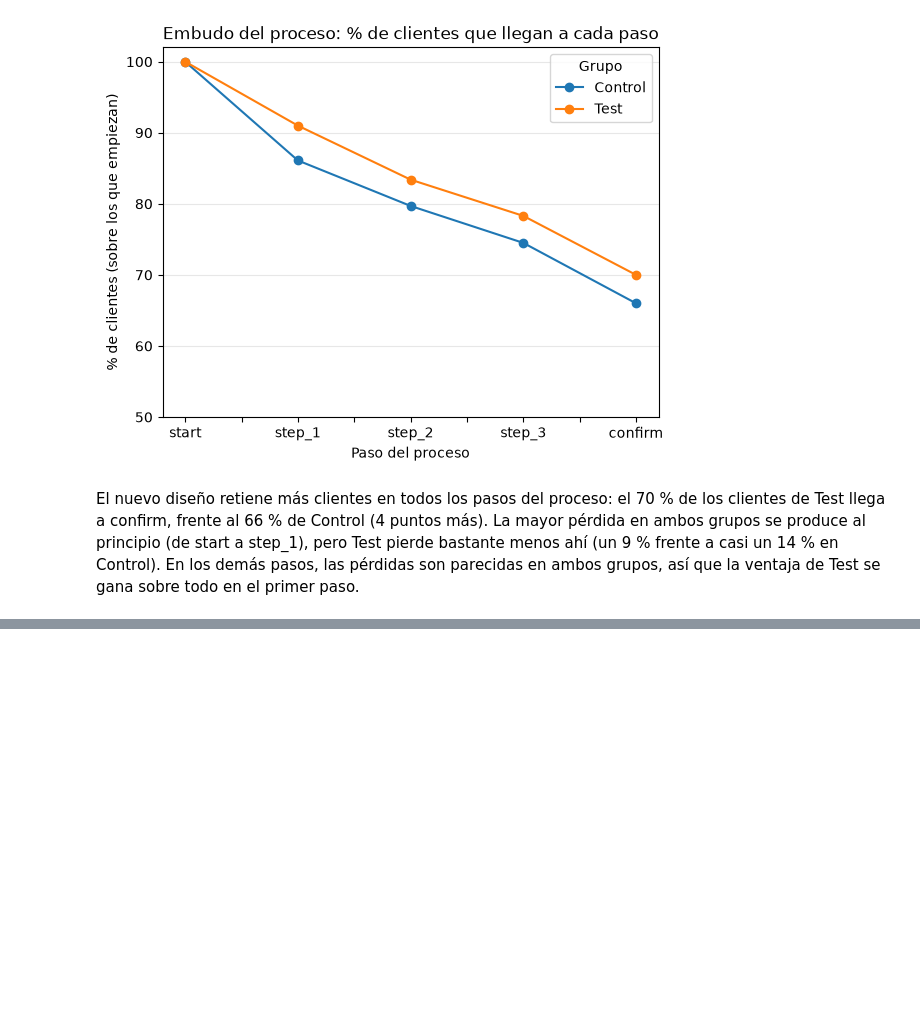
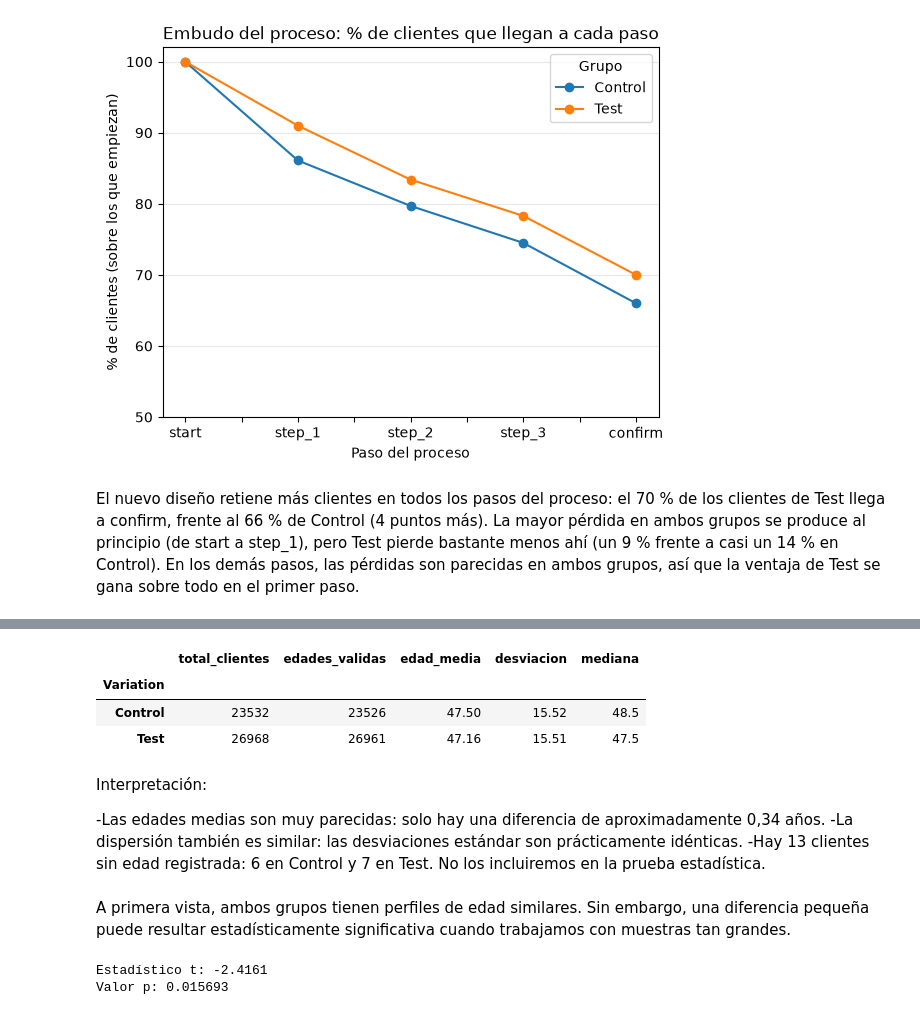
Before and after one commit to beafernandez22/Project_Vanguard_ab_Test, a Jupyter notebook: notebooks/trabajo_final.ipynb, the cells around one changed output, grey strips where cells are left out. Cells and saved outputs as stored; diff of their text form; code cells hidden in the pictures; blank space fills up the shorter version.

```diff
--- a/notebooks/trabajo_final.ipynb
+++ b/notebooks/trabajo_final.ipynb
@@ -1197,0 +1423,54 @@ El nuevo diseño retiene más clientes en todos los pasos del proceso: el 70 % d
+# %%
+# Hipótesis 3: Análisis descriptivo de la edad
+
+resumen_edad = (
+    clientes_ab
+    .groupby("Variation")["clnt_age"]
+    .agg(
+        total_clientes="size",
+        edades_validas="count",
+        edad_media="mean",
+        desviacion="std",
+        mediana="median"
+    )
+)
+
+resumen_edad.round(2)
+# %% [output]
+|  | total_clientes | edades_validas | edad_media | desviacion | mediana |
+| Variation |  |  |  |  |  |
+| Control | 23532 | 23526 | 47.50 | 15.52 | 48.5 |
+| Test | 26968 | 26961 | 47.16 | 15.51 | 47.5 |
+# %% [markdown]
+Interpretación:
+
+-Las edades medias son muy parecidas: solo hay una diferencia de aproximadamente 0,34 años.
+-La dispersión también es similar: las desviaciones estándar son prácticamente idénticas.
+-Hay 13 clientes sin edad registrada: 6 en Control y 7 en Test. No los incluiremos en la prueba estadística.
+# %% [markdown]
+A primera vista, ambos grupos tienen perfiles de edad similares.
+Sin embargo, una diferencia pequeña puede resultar estadísticamente significativa cuando trabajamos con muestras tan grandes.
+# %%
+from scipy.stats import ttest_ind
+
+# Seleccionar las edades válidas de cada grupo
+edad_control = clientes_ab.loc[
+    clientes_ab["Variation"] == "Control", "clnt_age"
+].dropna()
+
+edad_test = clientes_ab.loc[
+    clientes_ab["Variation"] == "Test", "clnt_age"
+].dropna()
+
+# Realizar la prueba t de Welch
+t_stat, p_valor_edad = ttest_ind(
+    edad_test,
+    edad_control,
+    equal_var=False
+)
+
+print(f"Estadístico t: {t_stat:.4f}")
+print(f"Valor p: {p_valor_edad:.6f}")
+# %% [output]
+Estadístico t: -2.4161
+Valor p: 0.015693
```
Also changed, not shown: parts of 16 cells of this notebook.
